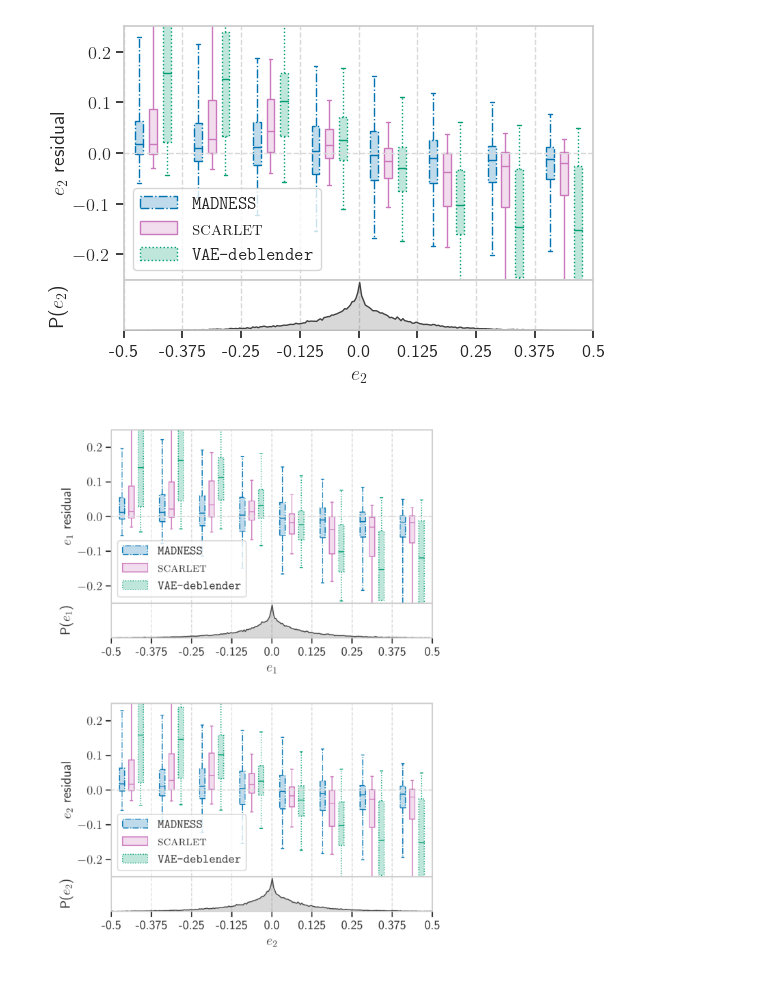
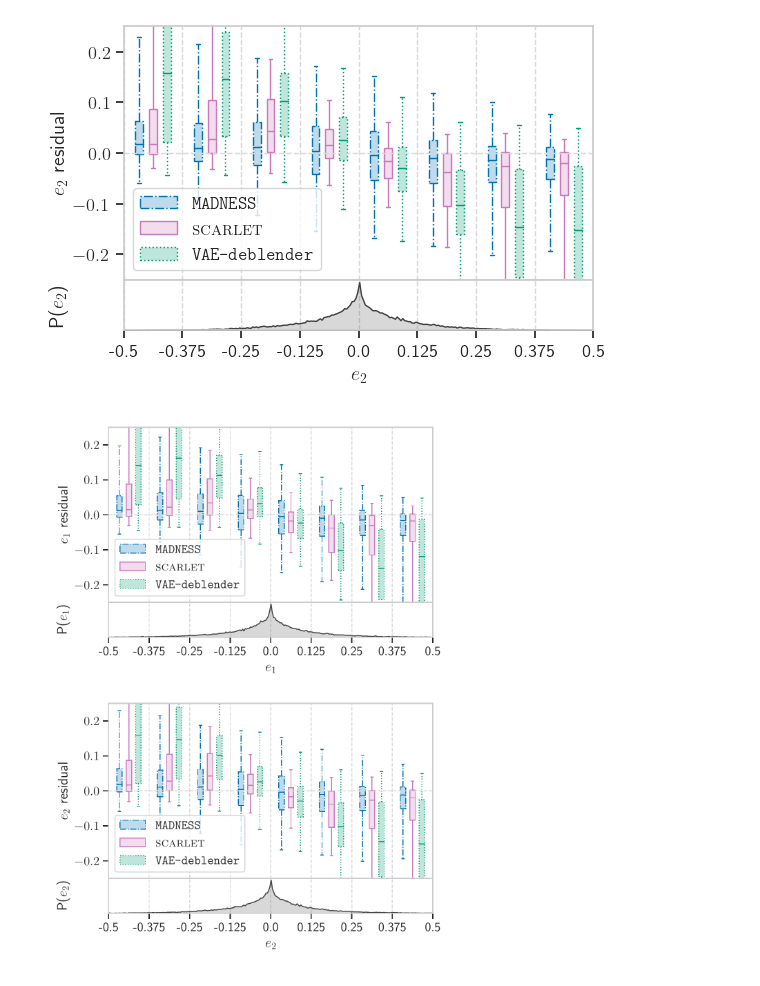
Before and after one commit to b-biswas/madness-benchmark, a Jupyter notebook: notebooks/4.4 Shapes.ipynb, the cells around one changed output. Saved outputs shown, nothing was run; the diff lists cells and outputs as text; code cells hidden in the pictures.

Commit message:
updated resolutions (#11)
updating plot resolution

```diff
--- a/notebooks/4.4 Shapes.ipynb
+++ b/notebooks/4.4 Shapes.ipynb
@@ -331,29 +331,28 @@ for i in range(2):
 [figure]
 [figure]
 # %%
-f, axarr = plt.subplots(2, 1, figsize=(6, 8))
+f, axarr = plt.subplots(2, 1, figsize=(12, 16))
 
 # axarr[0].imshow(mpimg.imread(os.path.join(result_dir_path, "cumulative_distib_phot_err_r.png")))
 
 axarr[0].imshow(
     convert_from_path(os.path.join("results", "temp", "e1_box_plot.pdf"))[0]
 )
 axarr[1].imshow(
     convert_from_path(os.path.join("results", "temp", "e2_box_plot.pdf"))[0]
 )
 
 
 # turn off x and y axis
 [ax.set_axis_off() for ax in axarr.ravel()]
 plt.tight_layout(pad=0)
 
 plt.savefig(
     os.path.join("results", "shapes_boxplot_results.pdf"),
     format="pdf",
     bbox_inches="tight",
 )
-plt.savefig(os.path.join("results", "temp", "shapes_boxplot_results.png"))
 
 plt.show()
 # %% [output]
-[figure, old version]
+[figure, new version]
```
Also changed, not shown: 3 other files.
